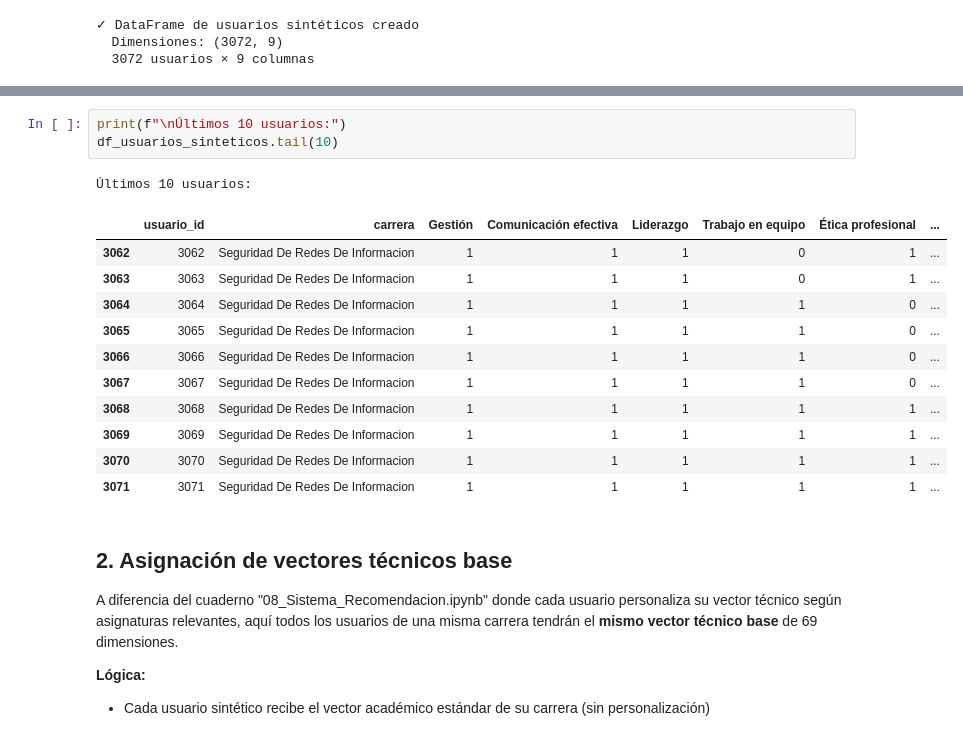
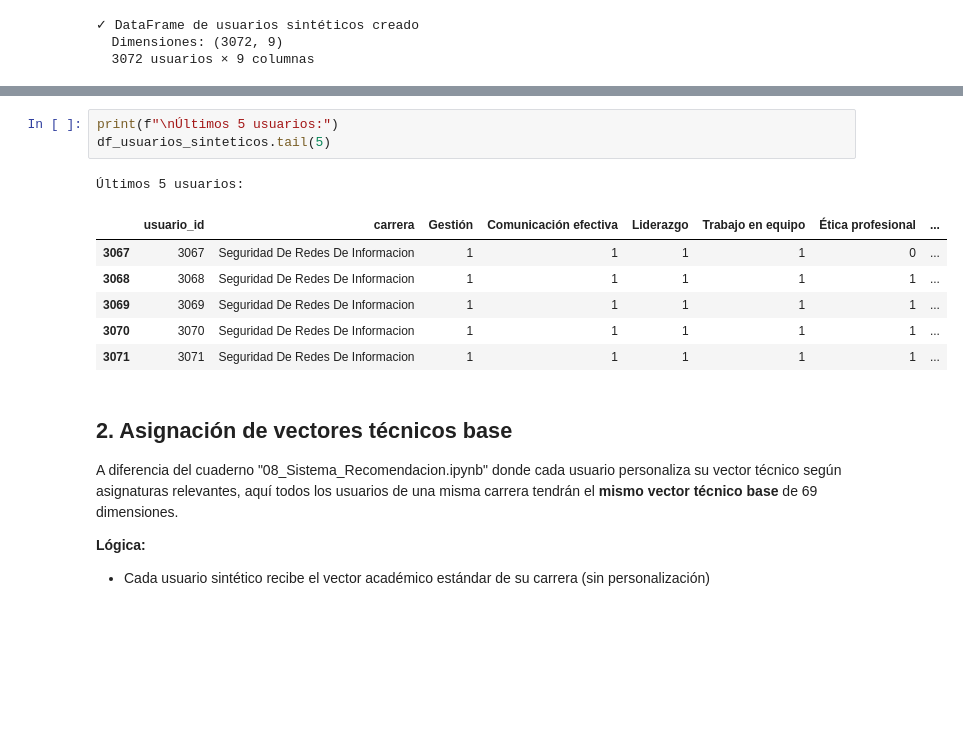
Before and after one commit to Diegow7/Matriz_TerminoDocumento, a Jupyter notebook: notebooks/TIC/09_Evaluacion.ipynb, the cells around one changed output, grey strips where cells are left out. Saved outputs shown, nothing was run; the diff lists cells and outputs as text; blank space fills up the shorter version.

```diff
--- a/notebooks/TIC/09_Evaluacion.ipynb
+++ b/notebooks/TIC/09_Evaluacion.ipynb
@@ -193,14 +188,9 @@ Primeros 10 usuarios:
 # %%
-print(f"\nÚltimos 10 usuarios:")
-df_usuarios_sinteticos.tail(10)
+print(f"\nÚltimos 5 usuarios:")
+df_usuarios_sinteticos.tail(5)
 # %% [output]
-Últimos 10 usuarios:
+Últimos 5 usuarios:
 |  | usuario_id | carrera | Gestión | Comunicación efectiva | Liderazgo | Trabajo en equipo | Ética profesional | ... |
-| 3062 | 3062 | Seguridad De Redes De Informacion | 1 | 1 | 1 | 0 | 1 | ... |
-| 3063 | 3063 | Seguridad De Redes De Informacion | 1 | 1 | 1 | 0 | 1 | ... |
-| 3064 | 3064 | Seguridad De Redes De Informacion | 1 | 1 | 1 | 1 | 0 | ... |
-| 3065 | 3065 | Seguridad De Redes De Informacion | 1 | 1 | 1 | 1 | 0 | ... |
-| 3066 | 3066 | Seguridad De Redes De Informacion | 1 | 1 | 1 | 1 | 0 | ... |
 | 3067 | 3067 | Seguridad De Redes De Informacion | 1 | 1 | 1 | 1 | 0 | ... |
 | 3068 | 3068 | Seguridad De Redes De Informacion | 1 | 1 | 1 | 1 | 1 | ... |
 | 3069 | 3069 | Seguridad De Redes De Informacion | 1 | 1 | 1 | 1 | 1 | ... |
```
Also changed, not shown: parts of 22 cells of this notebook.
